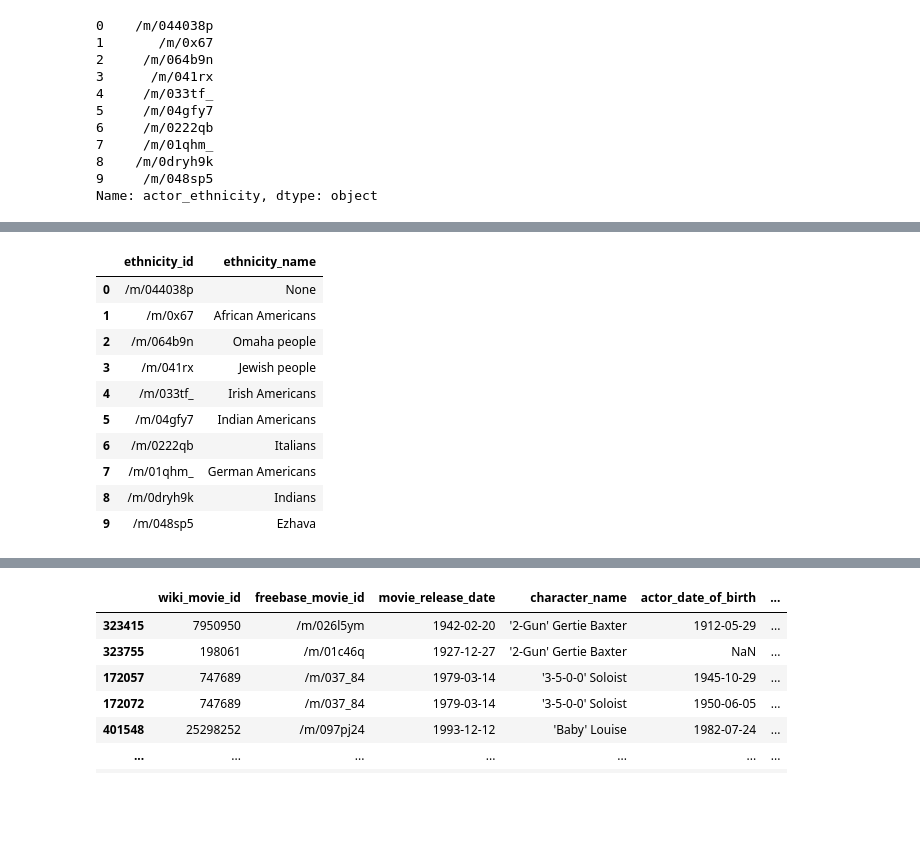
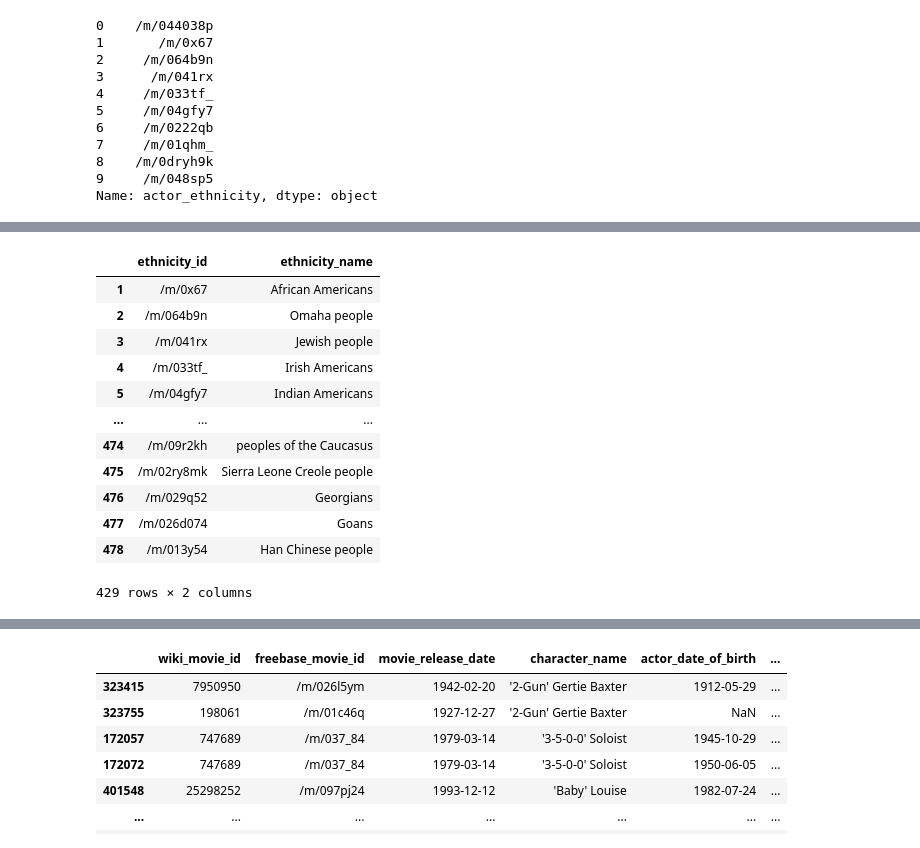
Before and after one commit to epfl-ada/ada-2023-project-adhd2023, a Jupyter notebook: Movies.ipynb, the cells around one changed output, grey strips where cells are left out. Saved outputs shown, nothing was run; the diff lists cells and outputs as text; code cells hidden in the pictures; blank space fills up the shorter version.

```diff
--- a/Movies.ipynb
+++ b/Movies.ipynb
@@ -360,19 +356,24 @@ Error: HTTP Error 429: Too Many Requests
 # %%
 data = {'ethnicity_id': actor_ethnicity_series, 'ethnicity_name': transformed_values}
 df = pd.DataFrame(data)
-df.head(10)
+#print all ethnicities in the dataframe
+dropna_df = df.dropna()
+
+dropna_df
 # %% [output]
 |  | ethnicity_id | ethnicity_name |
-| 0 | /m/044038p | None |
 | 1 | /m/0x67 | African Americans |
 | 2 | /m/064b9n | Omaha people |
 | 3 | /m/041rx | Jewish people |
 | 4 | /m/033tf_ | Irish Americans |
 | 5 | /m/04gfy7 | Indian Americans |
-| 6 | /m/0222qb | Italians |
-| 7 | /m/01qhm_ | German Americans |
-| 8 | /m/0dryh9k | Indians |
-| 9 | /m/048sp5 | Ezhava |
+| ... | ... | ... |
+| 474 | /m/09r2kh | peoples of the Caucasus |
+| 475 | /m/02ry8mk | Sierra Leone Creole people |
+| 476 | /m/029q52 | Georgians |
+| 477 | /m/026d074 | Goans |
+| 478 | /m/013y54 | Han Chinese people |
+429 rows × 2 columns
 # %%
 #read text file and add headers
 tvtropes_clusters_df = pd.read_csv('data/MovieSummaries/tvtropes.clusters.txt', sep='\t', header=None, names=['character_type', 'data_dict'])
```
Also changed, not shown: parts of 10 cells of this notebook, 1 other file.
